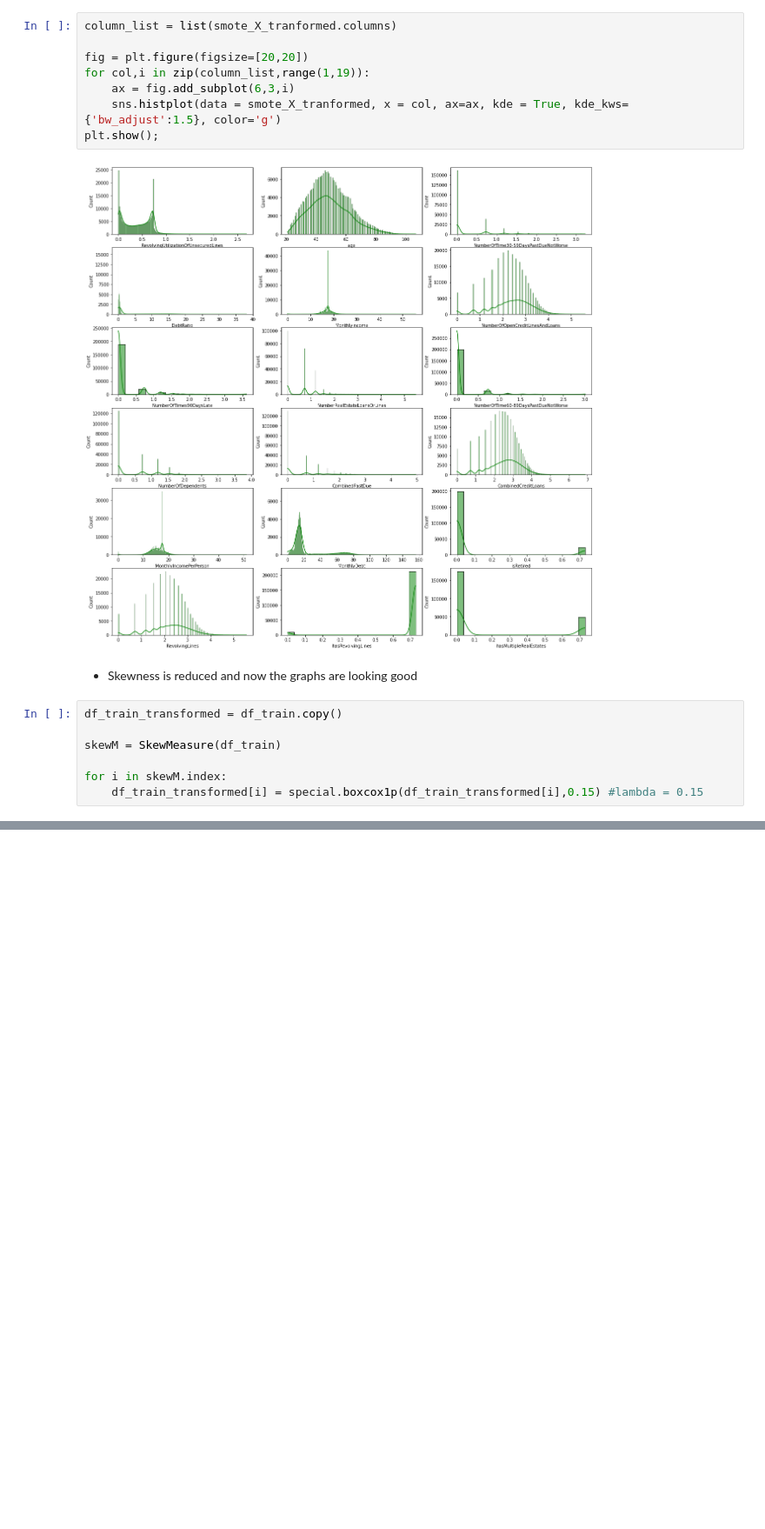
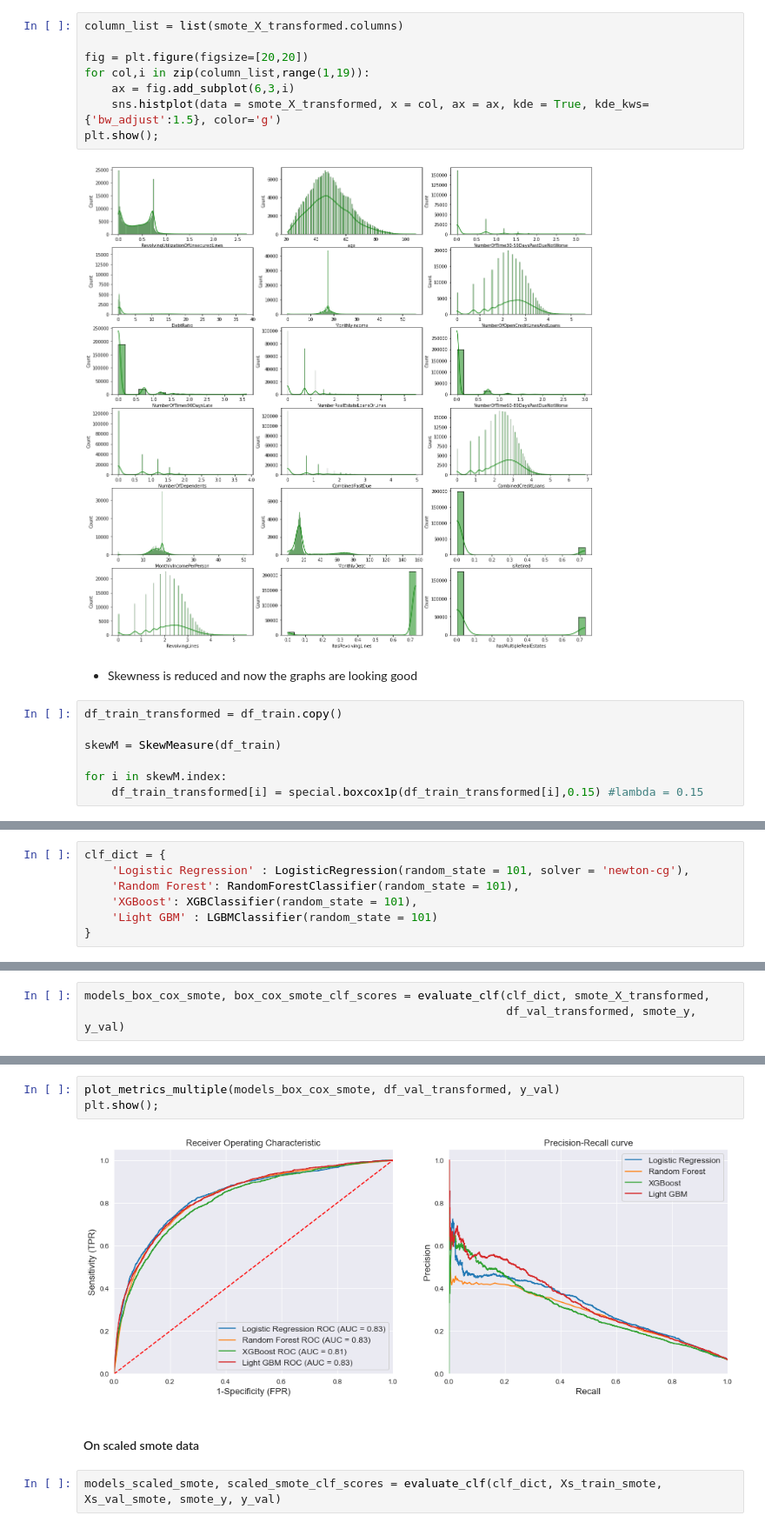
Before and after one commit to Satyendra-Mishra/Projects, a Jupyter notebook: Credit_card_default_prediction_ML/Credit_card_default_ML.ipynb, the cells around one changed output, grey strips where cells are left out. Shown at 87% size. Cells and saved outputs as stored; diff of their text form; blank space fills up the shorter version.

```diff
--- a/Credit_card_default_prediction_ML/Credit_card_default_ML.ipynb
+++ b/Credit_card_default_prediction_ML/Credit_card_default_ML.ipynb
@@ -882,10 +830,10 @@ SkewMeasure(smote_X_tranformed)
 # %%
-column_list = list(smote_X_tranformed.columns)
+column_list = list(smote_X_transformed.columns)
 
 fig = plt.figure(figsize=[20,20])
 for col,i in zip(column_list,range(1,19)):
     ax = fig.add_subplot(6,3,i)
-    sns.histplot(data = smote_X_tranformed, x = col, ax=ax, kde = True, kde_kws={'bw_adjust':1.5}, color='g')
+    sns.histplot(data = smote_X_transformed, x = col, ax = ax, kde = True, kde_kws={'bw_adjust':1.5}, color='g')
 plt.show();
 # %% [output]
 [figure]
@@ -959,0 +1116,7 @@ StandardScaler()
+# %%
+clf_dict = {
+    'Logistic Regression' : LogisticRegression(random_state = 101, solver = 'newton-cg'),
+    'Random Forest': RandomForestClassifier(random_state = 101),
+    'XGBoost': XGBClassifier(random_state = 101),
+    'Light GBM' : LGBMClassifier(random_state = 101)
+}
@@ -959,0 +1125,3 @@ StandardScaler()
+# %%
+models_box_cox_smote, box_cox_smote_clf_scores = evaluate_clf(clf_dict, smote_X_transformed,
+                                                              df_val_transformed, smote_y, y_val)
@@ -959,0 +1141,9 @@ StandardScaler()
+# %%
+plot_metrics_multiple(models_box_cox_smote, df_val_transformed, y_val)
+plt.show();
+# %% [output]
+[figure, added]
+# %% [markdown]
+#### On scaled smote data
+# %%
+models_scaled_smote, scaled_smote_clf_scores = evaluate_clf(clf_dict, Xs_train_smote, Xs_val_smote, smote_y, y_val)
```
Also changed, not shown: parts of 60 cells of this notebook.
